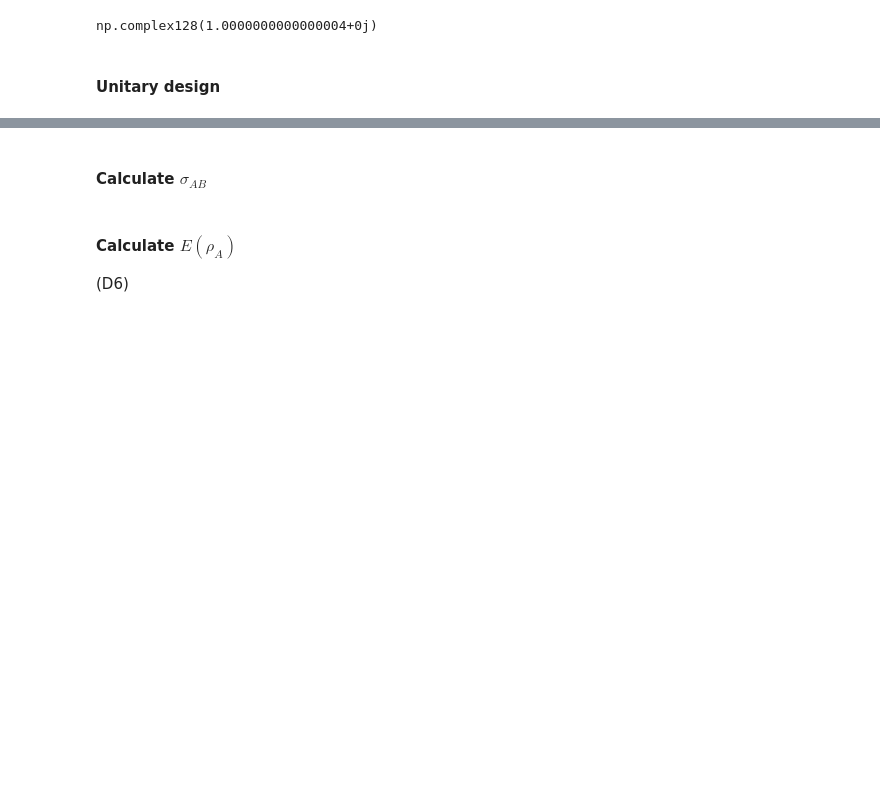
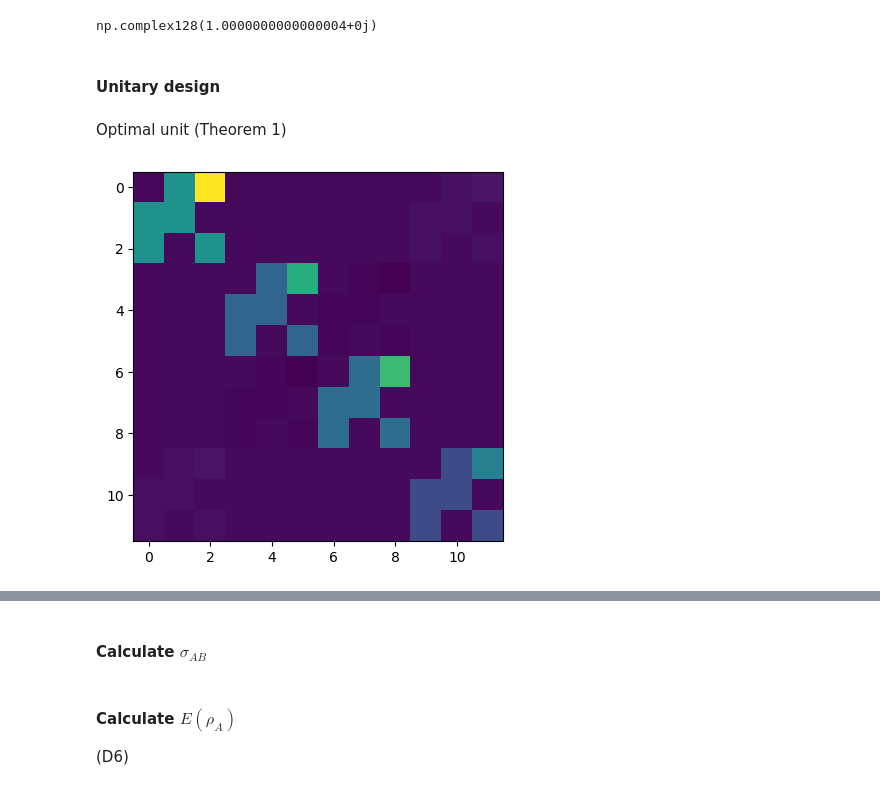
Before and after one commit to Ha-Nul/Codes, a Jupyter notebook: Python/CVXPY/2025-12-23_Matconstruct.ipynb, the cells around one changed output, grey strips where cells are left out. Saved outputs shown, nothing was run; the diff lists cells and outputs as text; code cells hidden in the pictures; blank space fills up the shorter version.

```diff
--- a/Python/CVXPY/2025-12-23_Matconstruct.ipynb
+++ b/Python/CVXPY/2025-12-23_Matconstruct.ipynb
@@ -149,3 +152,5 @@ np.complex128(1.0000000000000004+0j)
 #### Unitary design
 # %%
 Unit = sp.linalg.expm(-1j * Ham * (np.cumsum(t)*(t[1]-t[0]))[-1])
+# %% [markdown]
+Optimal unit (Theorem 1)
@@ -151,0 +244,7 @@ Unit = sp.linalg.expm(-1j * Ham * (np.cumsum(t)*(t[1]-t[0]))[-1])
+# %%
+A = [[0,1,2],[1,1,0],[1,0,1]]
+# %%
+plt.imshow(np.kron(Cal_rho(1,1),np.array(A)).real)
+plt.show()
+# %% [output]
+[figure, added]
```
Also changed, not shown: parts of 9 cells of this notebook, 47 other files.
